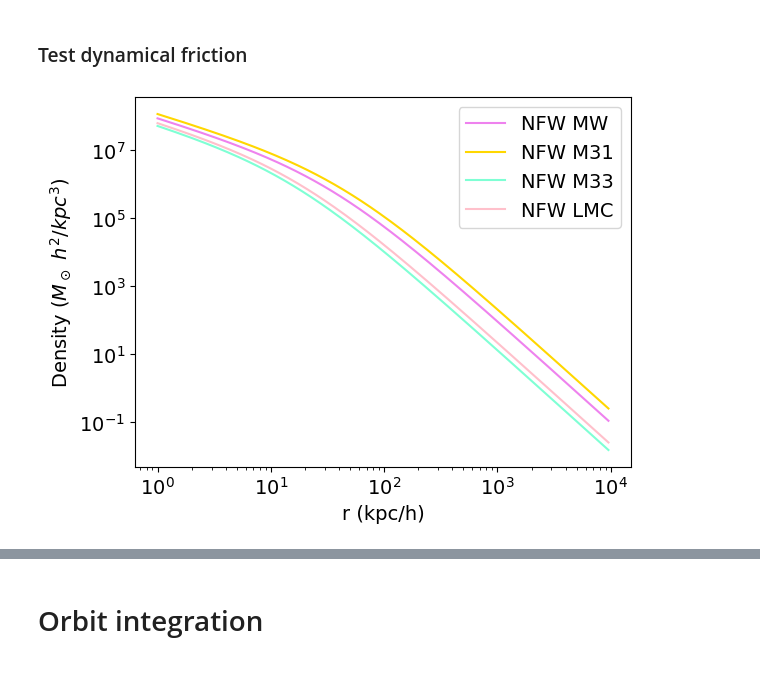
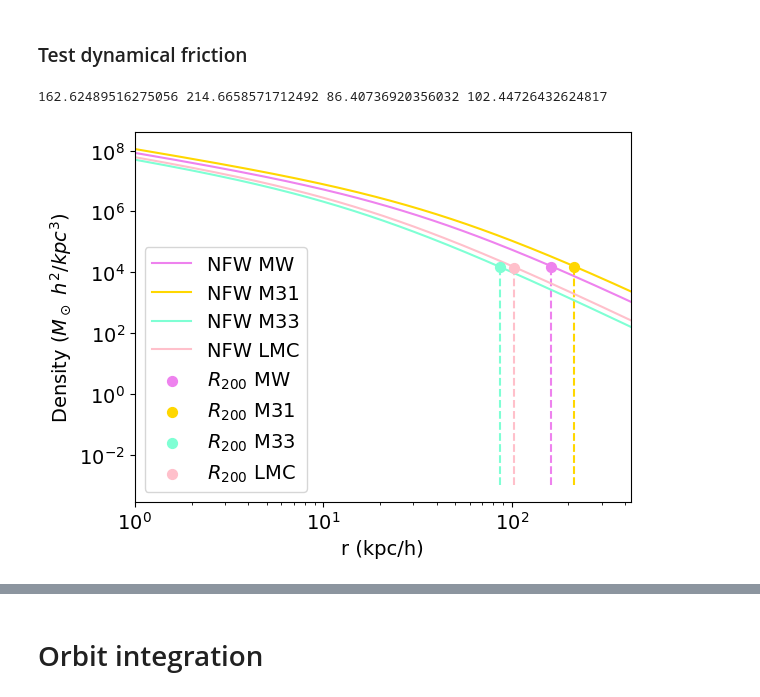
Before and after one commit to Cylmarile/MW-M31-Merger, a Jupyter notebook: MWM31merger_Galaxies.ipynb, the cells around one changed output, grey strips where cells are left out. Cells and saved outputs as stored; diff of their text form; code cells hidden in the pictures.

```diff
--- a/MWM31merger_Galaxies.ipynb
+++ b/MWM31merger_Galaxies.ipynb
@@ -269,43 +269,83 @@ print ("N:", N)
 N: 4
 # %% [markdown]
 ### Test dynamical friction
+# %%
+# Function to calculate R200
+def calculate_R200(M):
+    critical_density = cosmo.rho_c(0)  # Critical density at z=0 in Msun/Mpc^3
+    R200 = (3 * M / (4 * np.pi * 200 * critical_density))**(1/3)
+    return R200
+
+
+#Calculate R200 for each galaxy
+
+R200_MW = calculate_R200(m_MW_mean * 1e10)
+R200_M31 = calculate_R200(m_M31_mean * 1e10)
+R200_M33 = calculate_R200(m_M33_mean * 1e10)
+R200_LMC = calculate_R200(m_LMC_mean * 1e10)
+
+print(R200_MW, R200_M31, R200_M33, R200_LMC)
+# %% [output]
+162.62489516275056 214.6658571712492 86.40736920356032 102.44726432624817
 # %%
 #Density plot
 
 
 #M=mass, c=concentration, z=redshif, mdef = mass definition in which M and c are given.
 plt.rcParams.update({'font.size':14})
 
 p_nfw_MW = profile_nfw.NFWProfile(M = (m_MW_mean*10**10*u.Msun/cosmo.h).value, c = 7.0, z = 0.0, mdef = 'vir')
 p_nfw_M31 = profile_nfw.NFWProfile(M = (m_M31_mean*10**10*u.Msun/cosmo.h).value, c = 7.0, z = 0.0, mdef = 'vir')
 p_nfw_M33 = profile_nfw.NFWProfile(M = (m_M33_mean*10**10*u.Msun/cosmo.h).value, c = 8.0, z = 0.0, mdef = 'vir')
 p_nfw_LMC = profile_nfw.NFWProfile(M = (m_LMC_mean*10**10*u.Msun/cosmo.h).value, c = 8.0, z = 0.0, mdef = 'vir')
 
 r = 10**np.arange(0,4,0.02)
 
 rho_nfw_MW = p_nfw_MW.density(r)
 rho_nfw_M31 = p_nfw_M31.density(r)
 rho_nfw_M33 = p_nfw_M33.density(r)
 rho_nfw_LMC = p_nfw_LMC.density(r)
 
 fig, ax =plt.subplots()
 
 fig.patch.set_facecolor('white')
 fig.patch.set_alpha(0.0)
 plt.rcParams.update({'font.size':14})
 
 plt.loglog()
 plt.xlabel('r (kpc/h)')
 plt.ylabel('Density ($M_\odot\ h^2 /kpc^3$)')
-plt.plot(r, rho_nfw_MW, '-', label = 'NFW MW', color='violet')
-plt.plot(r, rho_nfw_M31, '-', label = 'NFW M31', color = 'gold')
-plt.plot(r, rho_nfw_M33, '-', label = 'NFW M33', color = 'aquamarine')
-plt.plot(r, rho_nfw_LMC, '-', label = 'NFW LMC', color = 'pink')
+
+line_MW, = plt.plot(r, rho_nfw_MW, '-', label='NFW MW', color='violet')
+line_M31, = plt.plot(r, rho_nfw_M31, '-', label='NFW M31', color='gold')
+line_M33, = plt.plot(r, rho_nfw_M33, '-', label='NFW M33', color='aquamarine')
+line_LMC, = plt.plot(r, rho_nfw_LMC, '-', label='NFW LMC', color='pink')
+
+# Plot vertical lines for R200
+
+for R200, line, color, label in zip(
+    [R200_MW, R200_M31, R200_M33, R200_LMC],
+    [line_MW, line_M31, line_M33, line_LMC],
+    ['violet', 'gold', 'aquamarine', 'pink'],
+    ['$R_{200}$ MW', '$R_{200}$ M31', '$R_{200}$ M33', '$R_{200}$ LMC']):
+    y_val = line.get_ydata()[np.argmin(np.abs(r - R200))]
+    plt.plot([R200, R200], [1e-3, y_val], '--', color=color, zorder=1)
+    plt.scatter(R200, y_val, color=color, s=50, zorder=2)  # Add a dot at the intersection
+
+
+# Add legend for the dots
+plt.scatter([], [], color='violet', s=50, label='$R_{200}$ MW')
+plt.scatter([], [], color='gold', s=50, label='$R_{200}$ M31')
+plt.scatter([], [], color='aquamarine', s=50, label='$R_{200}$ M33')
+plt.scatter([], [], color='pink', s=50, label='$R_{200}$ LMC')
+
 plt.legend()
-plt.savefig('demo.png', transparent=True)
+plt.xlim([1, 2 * max(R200_MW, R200_M31, R200_M33, R200_LMC)])
+
+plt.legend()
 plt.show()
 # %% [output]
-[figure, old version]
+[figure, new version]
 # %%
 print ("Acceleration):\n", getAcc( positions, masses, G, softening ))
 print ("velocities:\n", velocities)
```
Also changed, not shown: parts of 2 cells of this notebook.
